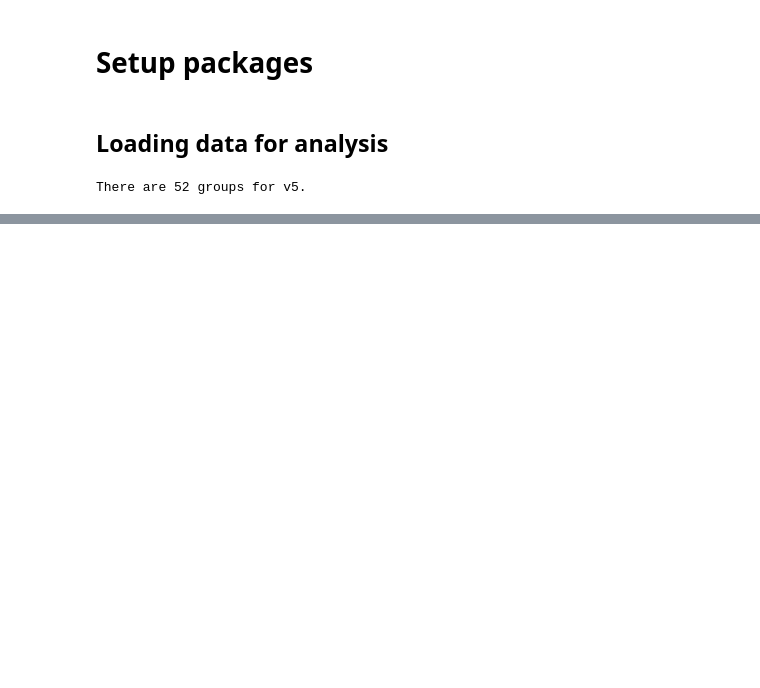
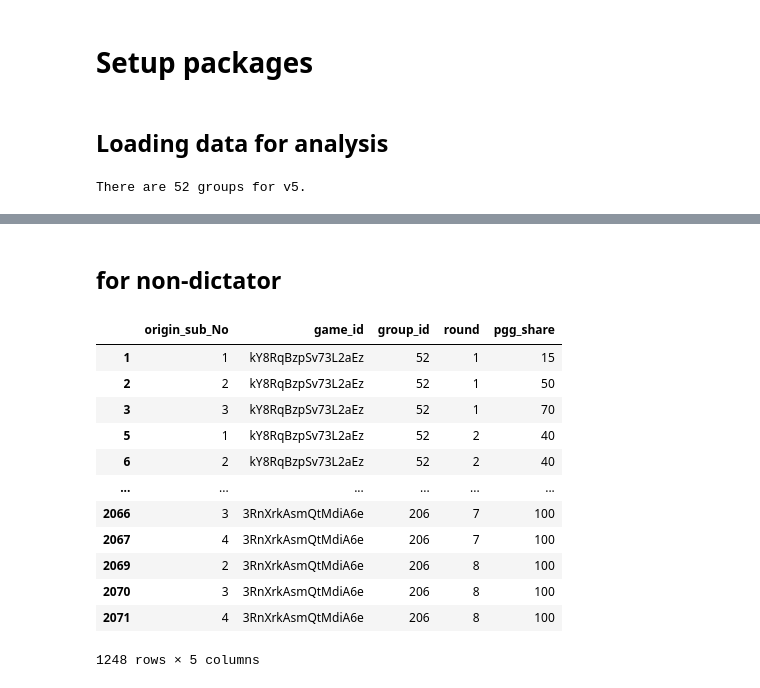
Before and after one commit to only18days/face_meteor_analysis, a Jupyter notebook: face_meteor_pilot_analysis_Chloe_v5.ipynb, the cells around one changed output, grey strips where cells are left out. Drawn from its saved outputs; the diff is of its cells as text; code cells hidden in the pictures; blank space fills up the shorter version.

```diff
--- a/face_meteor_pilot_analysis_Chloe_v5.ipynb
+++ b/face_meteor_pilot_analysis_Chloe_v5.ipynb
@@ -261,0 +72,21 @@ Text(0, 0.5, 'The score of being liked of the dictator')
+# %% [markdown]
+## for non-dictator
+# %%
+# 寫出每一round的non-dictator的pgg_share。（總共有：8 rounds * 3 non-dictators * 52 groups = 1248）
+dat = df[df['dictator'] == 0]
+nondic_pgg = dat[["origin_sub_No","game_id","group_id","round","pgg_share"]]
+nondic_pgg
+# %% [output]
+|  | origin_sub_No | game_id | group_id | round | pgg_share |
+| 1 | 1 | kY8RqBzpSv73L2aEz | 52 | 1 | 15 |
+| 2 | 2 | kY8RqBzpSv73L2aEz | 52 | 1 | 50 |
+| 3 | 3 | kY8RqBzpSv73L2aEz | 52 | 1 | 70 |
+| 5 | 1 | kY8RqBzpSv73L2aEz | 52 | 2 | 40 |
+| 6 | 2 | kY8RqBzpSv73L2aEz | 52 | 2 | 40 |
+| ... | ... | ... | ... | ... | ... |
+| 2066 | 3 | 3RnXrkAsmQtMdiA6e | 206 | 7 | 100 |
+| 2067 | 4 | 3RnXrkAsmQtMdiA6e | 206 | 7 | 100 |
+| 2069 | 2 | 3RnXrkAsmQtMdiA6e | 206 | 8 | 100 |
+| 2070 | 3 | 3RnXrkAsmQtMdiA6e | 206 | 8 | 100 |
+| 2071 | 4 | 3RnXrkAsmQtMdiA6e | 206 | 8 | 100 |
+1248 rows × 5 columns
```
Also changed, not shown: parts of 55 cells of this notebook.
